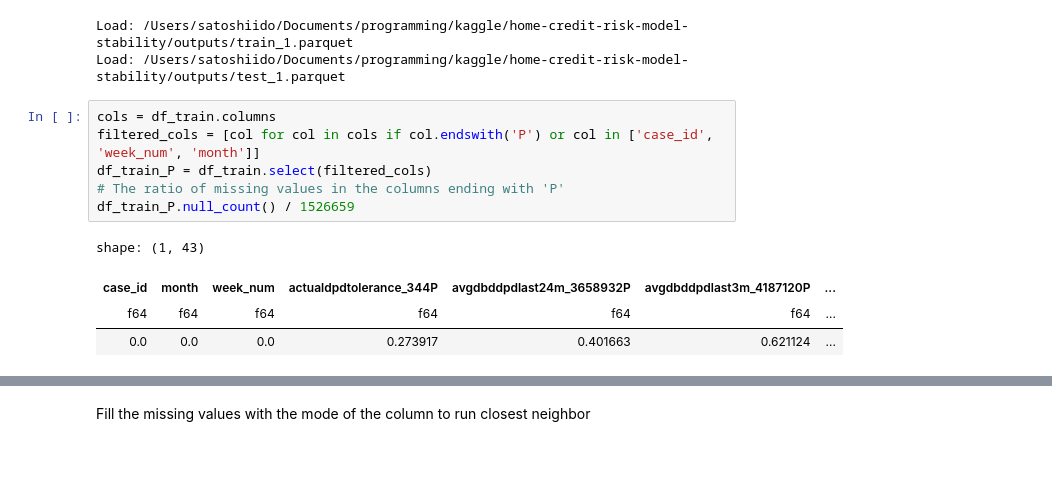
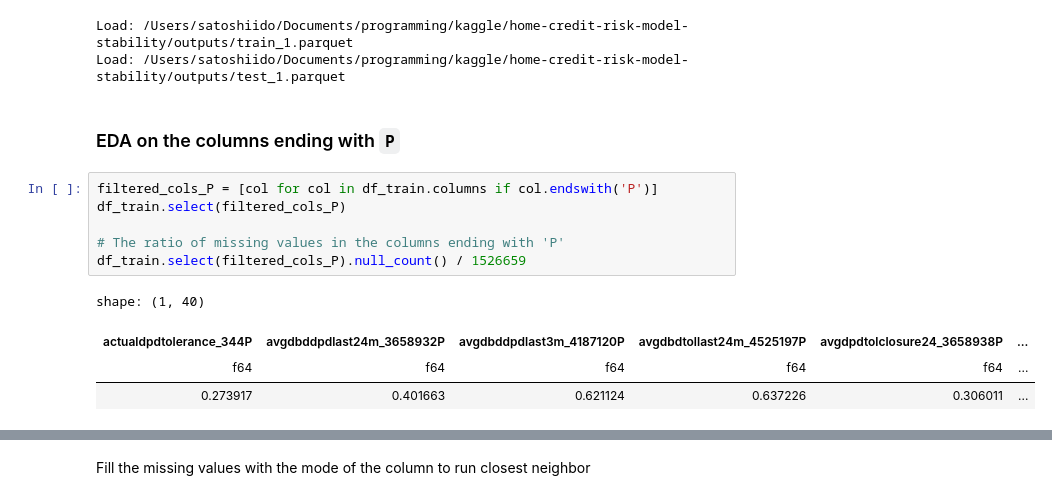
Before and after one commit to idsts2670/kaggle, a Jupyter notebook: home-credit-risk-model-stability/home-credit-risk-model-stability.ipynb, the cells around one changed output, grey strips where cells are left out. Drawn from its saved outputs; the diff is of its cells as text; blank space fills up the shorter version.

```diff
--- a/home-credit-risk-model-stability/home-credit-risk-model-stability.ipynb
+++ b/home-credit-risk-model-stability/home-credit-risk-model-stability.ipynb
@@ -1169,15 +1176,17 @@ df_test = read_parquet('test_1')
 # %% [output]
 Load: /Users/satoshiido/Documents/programming/kaggle/home-credit-risk-model-stability/outputs/train_1.parquet
 Load: /Users/satoshiido/Documents/programming/kaggle/home-credit-risk-model-stability/outputs/test_1.parquet
+# %% [markdown]
+### EDA on the columns ending with `P`
 # %%
-cols = df_train.columns
-filtered_cols = [col for col in cols if col.endswith('P') or col in ['case_id', 'week_num', 'month']]
-df_train_P = df_train.select(filtered_cols)
+filtered_cols_P = [col for col in df_train.columns if col.endswith('P')]
+df_train.select(filtered_cols_P)
+
 # The ratio of missing values in the columns ending with 'P'
-df_train_P.null_count() / 1526659
+df_train.select(filtered_cols_P).null_count() / 1526659
 # %% [output]
-shape: (1, 43)
+shape: (1, 40)
-| case_id | month | week_num | actualdpdtolerance_344P | avgdbddpdlast24m_3658932P | avgdbddpdlast3m_4187120P | ... |
-| f64 | f64 | f64 | f64 | f64 | f64 | ... |
-| 0.0 | 0.0 | 0.0 | 0.273917 | 0.401663 | 0.621124 | ... |
+| actualdpdtolerance_344P | avgdbddpdlast24m_3658932P | avgdbddpdlast3m_4187120P | avgdbdtollast24m_4525197P | avgdpdtolclosure24_3658938P | ... |
+| f64 | f64 | f64 | f64 | f64 | ... |
+| 0.273917 | 0.401663 | 0.621124 | 0.637226 | 0.306011 | ... |
 # %%
```
Also changed, not shown: parts of 43 cells of this notebook, 2 other files.
